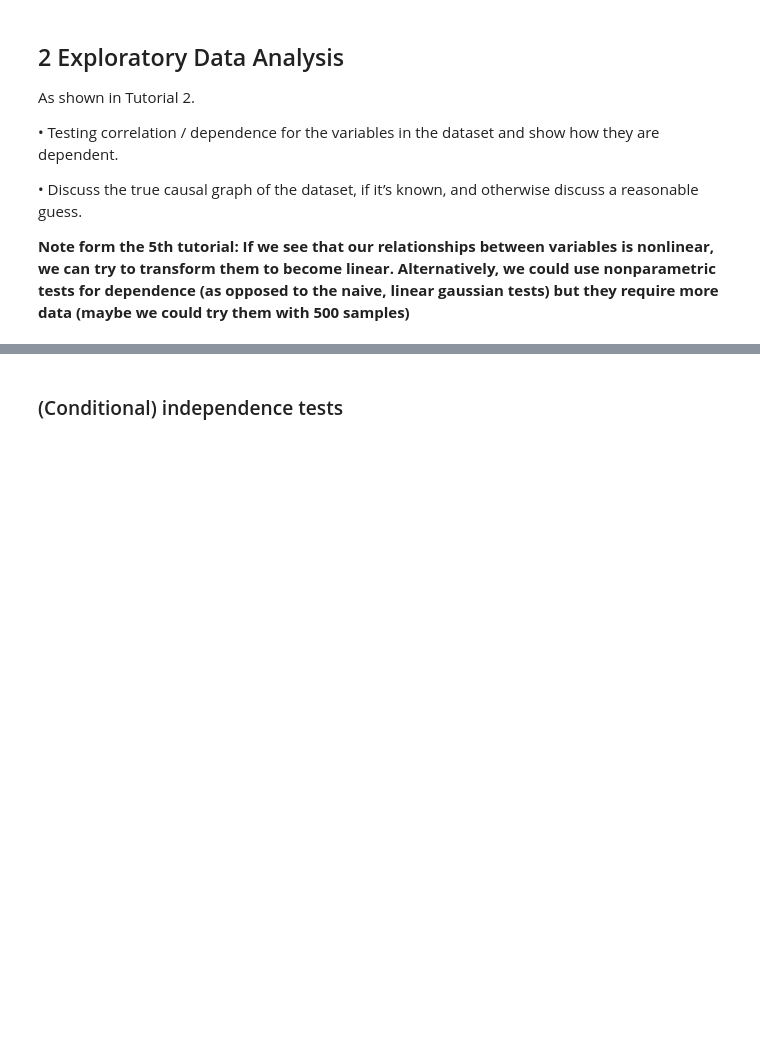
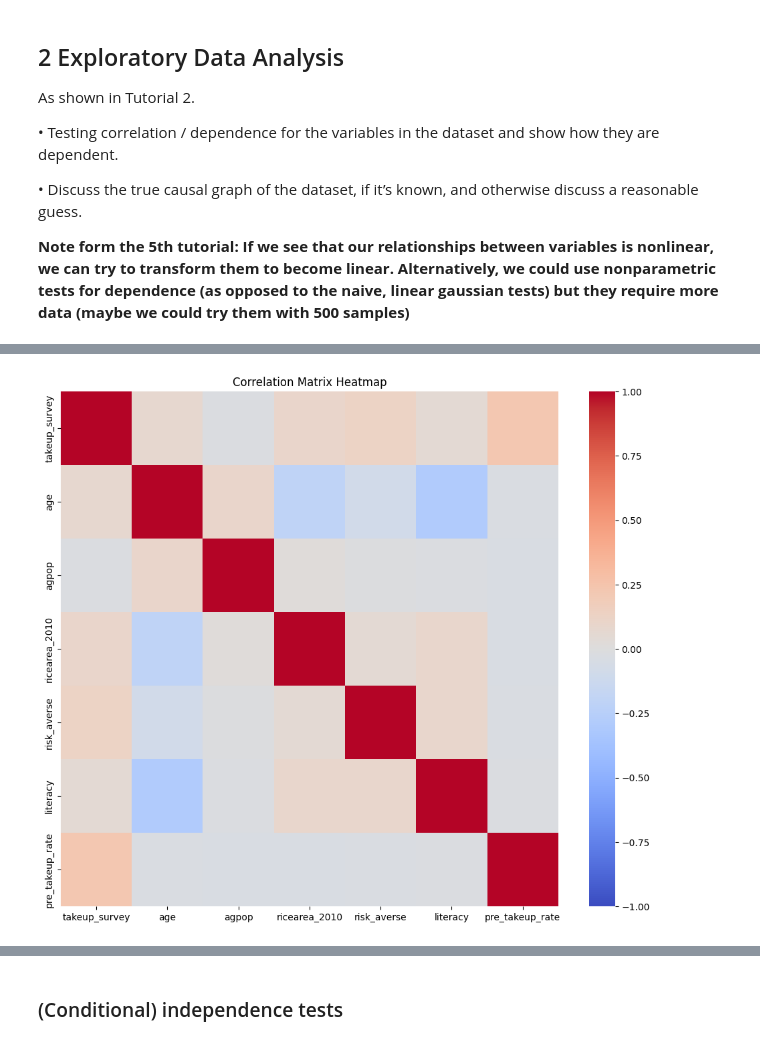
Before and after one commit to Dawlau/castle-doctrine-causality, a Jupyter notebook: causal-estimation.ipynb, the cells around one changed output, grey strips where cells are left out. Cells and saved outputs as stored; diff of their text form; code cells hidden in the pictures; blank space fills up the shorter version.

```diff
--- a/causal-estimation.ipynb
+++ b/causal-estimation.ipynb
@@ -160,0 +223,11 @@ If we see that our relationships between variables is nonlinear, we can try to t
+# %%
+# Compute the correlation matrix
+corr_matrix = data.corr()
+
+# Plotting the heatmap of the correlation matrix
+plt.figure(figsize=(12, 10))
+sns.heatmap(corr_matrix, cmap='coolwarm', vmin=-1, vmax=1)
+plt.title('Correlation Matrix Heatmap')
+plt.show()
+# %% [output]
+[figure, added]
```
Also changed, not shown: parts of 10 cells of this notebook.
